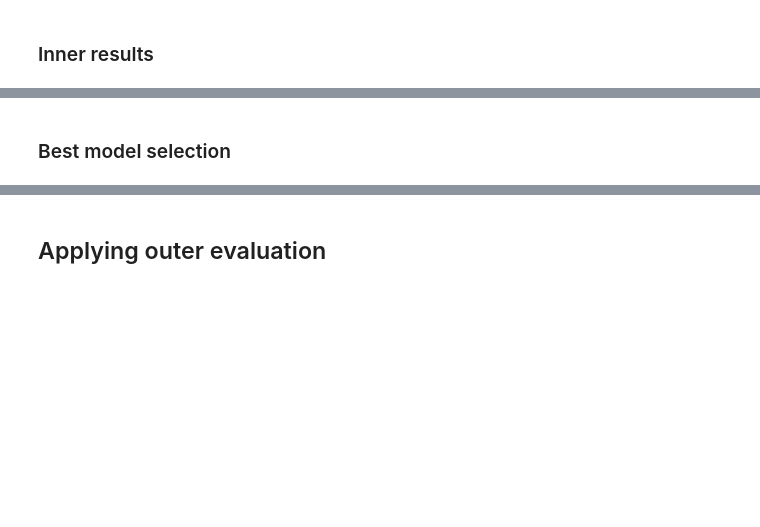
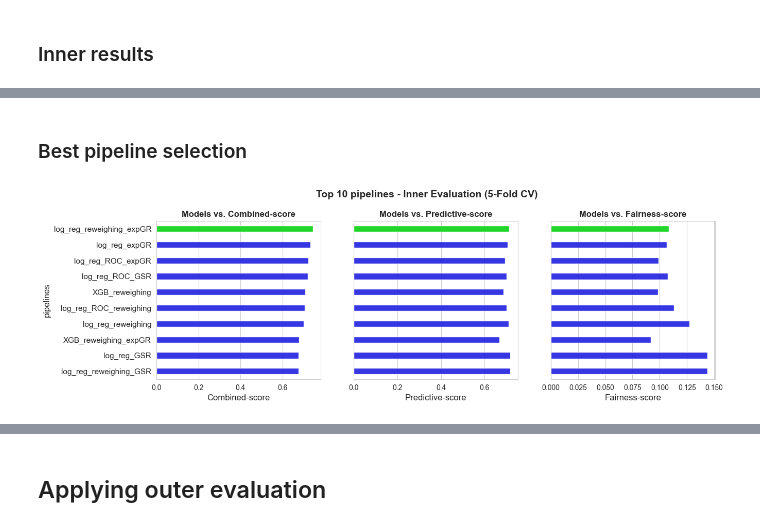
Before and after one commit to FabioScielzoOrtiz/PyFairnessAI-package, a Jupyter notebook: notebooks/Project-notebooks/fairness_workflow.ipynb, the cells around one changed output, grey strips where cells are left out. Drawn from its saved outputs; the diff is of its cells as text; code cells hidden in the pictures; blank space fills up the shorter version.

```diff
--- a/notebooks/Project-notebooks/fairness_workflow.ipynb
+++ b/notebooks/Project-notebooks/fairness_workflow.ipynb
@@ -531,2 +577,42 @@ best_results.head()
 # %% [markdown]
-### Best model selection
+### Best pipeline selection
+# %%
+n_top = 10
+n_worst = 10
+scores = ['combined-score', 'predictive-score', 'fairness-score']
+top_pipelines = best_results['model'].head(n_top).to_list()
+worst_pipelines = best_results['model'].tail(n_worst).to_list()
+
+top_scores, worst_scores = {}, {}
+for score in scores:
+    top_scores[score] = best_results[score].head(n_top).to_list()
+    worst_scores[score] = best_results[score].tail(n_worst).to_list()
+
+best_pipeline = best_results['model'].head(1).iloc[0]
+worst_pipeline = best_results['model'].tail(1).iloc[0]
+best_score, worst_score = {}, {}
+for score in scores:
+    best_score[score] = best_results[score].head(1).iloc[0]
+    worst_score[score] = best_results[score].tail(1).iloc[0]
+# %%
+fig, axes = plt.subplots(1,3, figsize=(14,4))
+axes = axes.flatten()
+
+for i, score in enumerate(scores):
+    ax = sns.barplot(y=top_pipelines, x=top_scores[score], color='blue', width=0.4, alpha=0.9, ax=axes[i])
+    ax = sns.barplot(y=[best_pipeline], x=[best_score[score]], color='lime', width=0.4, alpha=0.95, ax=axes[i])
+    axes[i].set_title(f'Models vs. {score.capitalize()}', size=12, weight='bold')
+    axes[i].set_xlabel(score.capitalize(), size=12)
+
+    if i == 0:
+        axes[i].set_ylabel('pipelines', size=12)
+        axes[i].tick_params(axis='y', labelsize=11)
+
+    else:
+        axes[i].set_yticklabels([])
+
+plt.suptitle(f'Top {n_top} pipelines - Inner Evaluation (5-Fold CV)', fontsize=14, weight='bold', y=1.03)
+
+plt.show()
+# %% [output]
+[figure, added]
```
Also changed, not shown: parts of 22 cells of this notebook, 5 other files.
